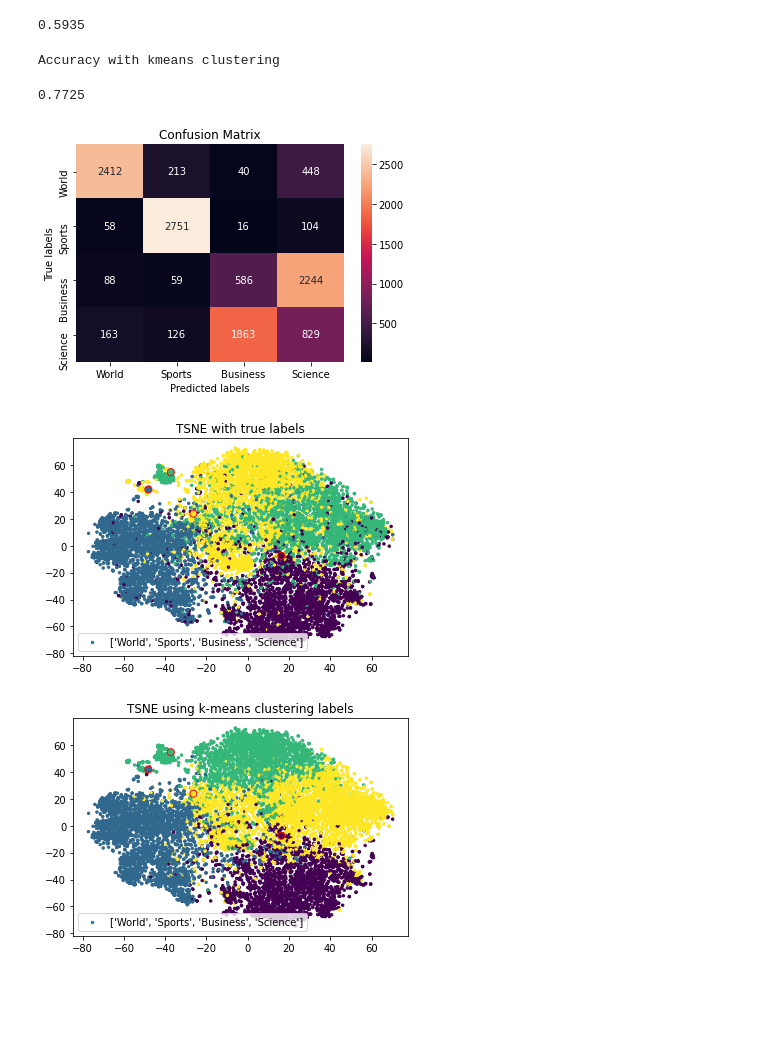
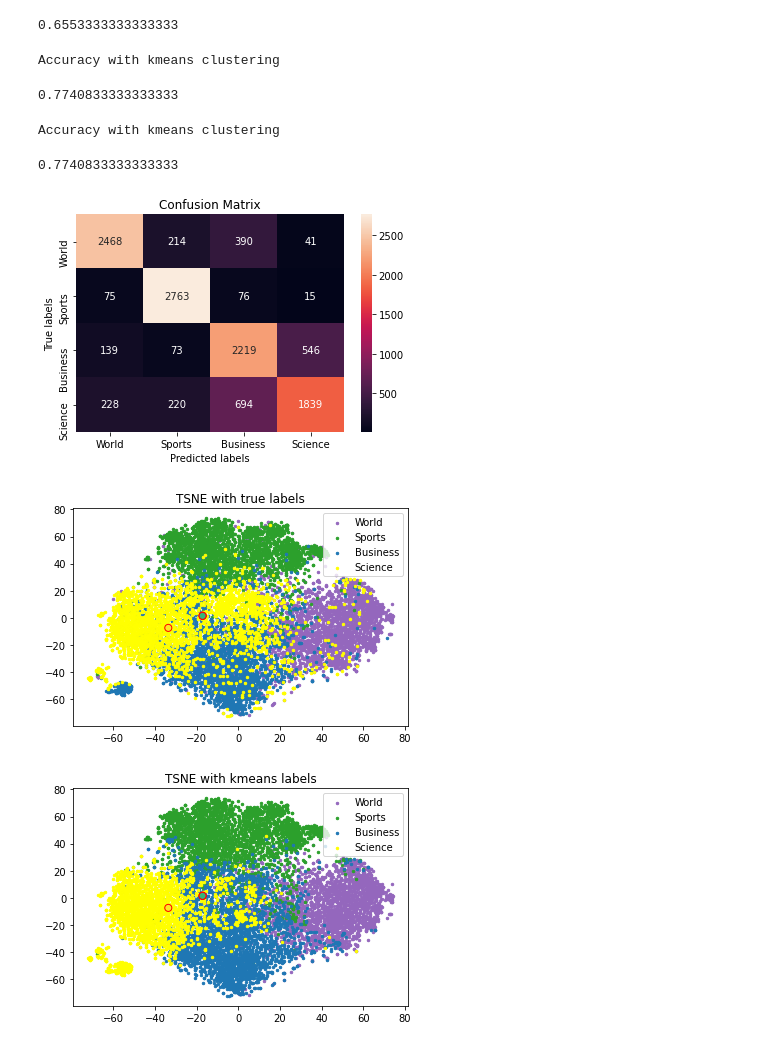
Before and after one commit to viktor-enzell/bert-summarizer, a Jupyter notebook: src/dataless/dataless_kmeans.ipynb, the cells around one changed output. Drawn from its saved outputs; the diff is of its cells as text; code cells hidden in the pictures; blank space fills up the shorter version.

```diff
--- a/src/dataless/dataless_kmeans.ipynb
+++ b/src/dataless/dataless_kmeans.ipynb
@@ -4,7 +4,7 @@ import numpy as np
 
 # Read n rows from the embedded data
 df = pd.read_csv('../../data/articles_avg_token.csv')
-label_vectors = pd.read_csv('../../data/categories_avg_synonym.csv')
+label_vectors = pd.read_csv('../../data/categories_avg_token.csv')
 
 X = df.iloc[: , :-1]
 y = df.iloc[: , -1]
@@ -15,7 +15,13 @@ from sklearn.metrics import accuracy_score as acc_score
 pred = np.argmax(cs(X, label_vectors), axis = 1)
 print(acc_score(y,pred))
 # %% [output]
-0.5935
+0.6553333333333333
+# %%
+print("Accuracy with kmeans clustering using cosine distancing measure")
+cos_kmeans_labels = kmeans_pred(X,y, label_vectors, len(label_vectors));
+# %% [output]
+Accuracy with kmeans clustering
+0.7740833333333333
 # %%
 import sys, os
 sys.path.append(os.path.abspath('../'))
@@ -39,8 +45,8 @@ ax.set_title('Confusion Matrix');
 ax.xaxis.set_ticklabels(labels); ax.yaxis.set_ticklabels(labels);
 # %% [output]
 Accuracy with kmeans clustering
-0.7725
+0.7740833333333333
-[figure, old version]
+[figure, new version]
 # %%
 from sklearn.manifold import TSNE
 
@@ -51,19 +57,26 @@ X_embedded = data_embedded[:-4,:]
 labels_embedded = data_embedded[-4:,:]
 # %%
 import matplotlib.pyplot as plt
+
 labels = ["World","Sports","Business","Science"]
+cdict = {0: 'tab:purple', 3: 'yellow', 2: 'tab:blue', 1: 'tab:green'}
 
-# Plot 2 dimensional data
-plt.scatter(X_embedded[:,0], X_embedded[:,1], c = y, s = 6, label = labels)
-plt.scatter(labels_embedded[:,0], labels_embedded[:,1], c= list(range(len(labels))), s = 50, edgecolors='r')
-plt.title("TSNE with true labels")
-plt.legend();
+fig, ax = plt.subplots()
+ax.set_title("TSNE with true labels")
+for point in np.unique(y):
+    ix = np.where(y == point)
+    ax.scatter(X_embedded[ix,0], X_embedded[ix,1], c = cdict[point], label = point, s = 6)
+ax.scatter(labels_embedded[:,0], labels_embedded[:,1], c= list(range(len(labels))), s = 50, edgecolors='r')
+ax.legend(labels);
 # %% [output]
-[figure, old version]
+[figure, new version]
 # %%
-plt.scatter(X_embedded[:,0], X_embedded[:,1], c = kmeans_labels, s = 6, label = labels)
+fig, ax = plt.subplots()
+ax.set_title("TSNE with kmeans labels")
+for point in np.unique(kmeans_labels):
+    ix = np.where(kmeans_labels == point)
+    ax.scatter(X_embedded[ix,0], X_embedded[ix,1], c = cdict[point], label = point, s = 6)
 plt.scatter(labels_embedded[:,0], labels_embedded[:,1], c= list(range(len(labels))), s = 50, edgecolors='r')
-plt.title("TSNE using k-means clustering labels")
-plt.legend();
+ax.legend(labels);
 # %% [output]
-[figure, old version]
+[figure, new version]
```
Also changed, not shown: 5 other files.
